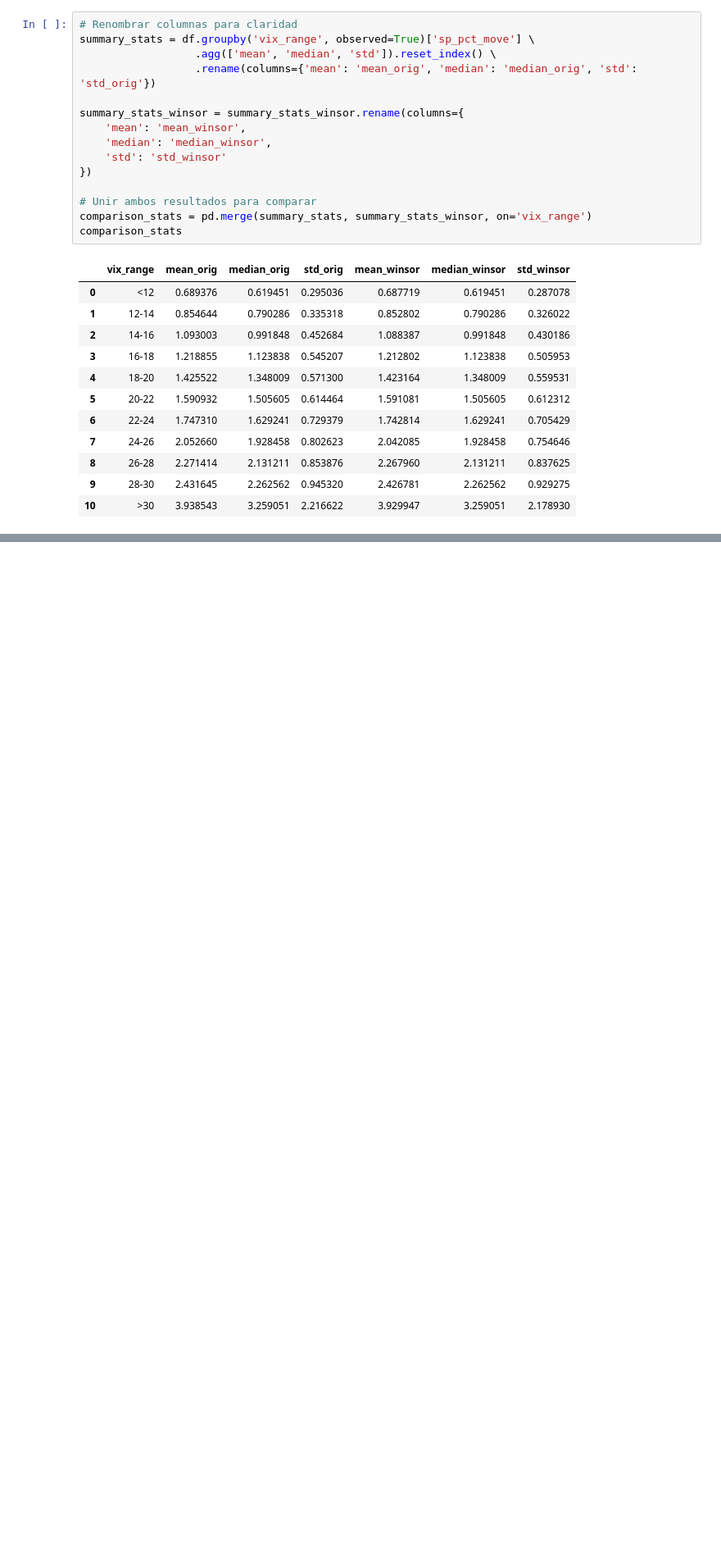
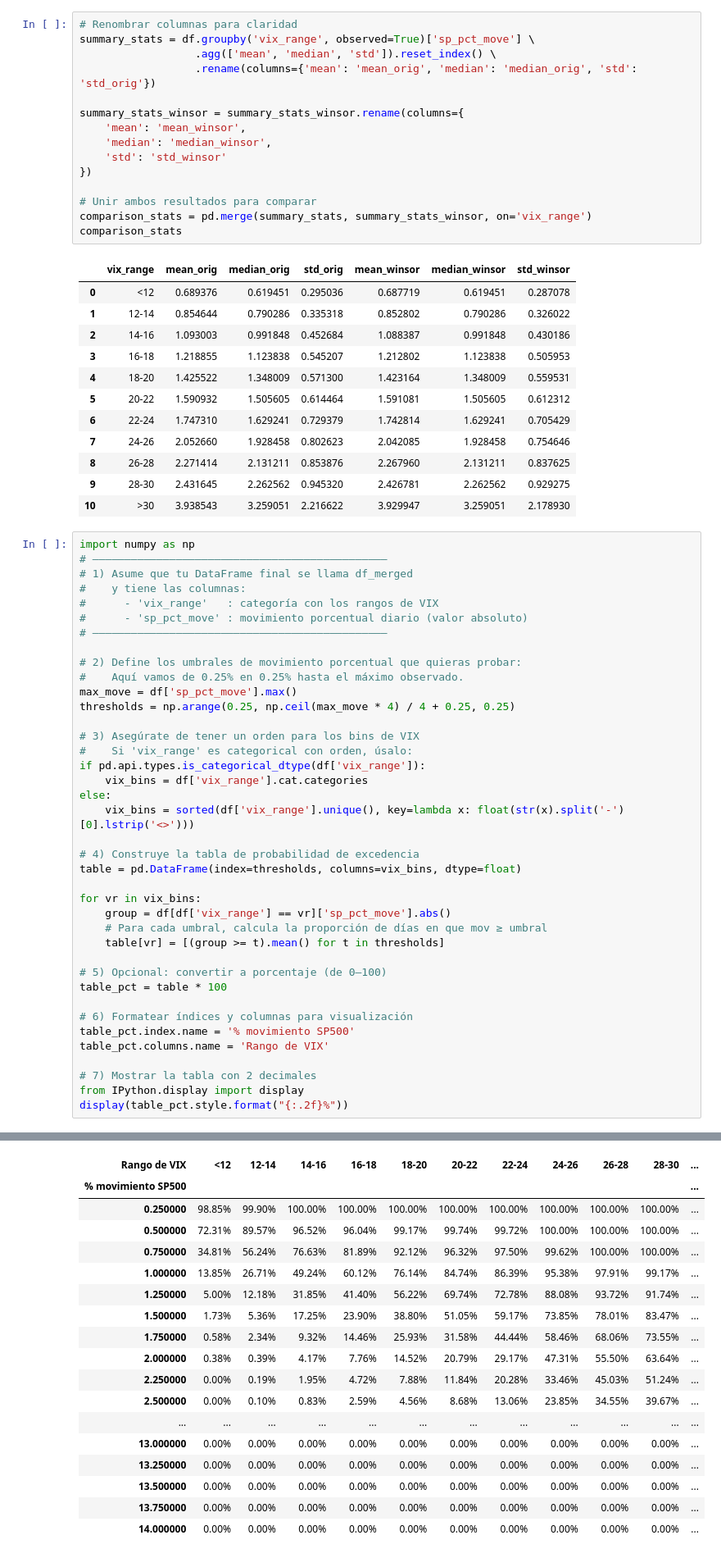
Before and after one commit to JuanTrader500/Trading_estadisticas, a Jupyter notebook: Relacion_ES_VIX.ipynb, the cells around one changed output, grey strips where cells are left out. Shown at 82% size. Drawn from its saved outputs; the diff is of its cells as text; blank space fills up the shorter version.

```diff
--- a/Relacion_ES_VIX.ipynb
+++ b/Relacion_ES_VIX.ipynb
@@ -390,3 +391,43 @@ comparison_stats
 | 8 | 26-28 | 2.271414 | 2.131211 | 0.853876 | 2.267960 | 2.131211 | 0.837625 |
 | 9 | 28-30 | 2.431645 | 2.262562 | 0.945320 | 2.426781 | 2.262562 | 0.929275 |
 | 10 | >30 | 3.938543 | 3.259051 | 2.216622 | 3.929947 | 3.259051 | 2.178930 |
+# %%
+import numpy as np
+# ——————————————————————————————————————————————
+# 1) Asume que tu DataFrame final se llama df_merged
+#    y tiene las columnas:
+#      - 'vix_range'   : categoría con los rangos de VIX
+#      - 'sp_pct_move' : movimiento porcentual diario (valor absoluto)
+# ——————————————————————————————————————————————
+
+# 2) Define los umbrales de movimiento porcentual que quieras probar:
+#    Aquí vamos de 0.25% en 0.25% hasta el máximo observado.
+max_move = df['sp_pct_move'].max()
+thresholds = np.arange(0.25, np.ceil(max_move * 4) / 4 + 0.25, 0.25)
+
+# 3) Asegúrate de tener un orden para los bins de VIX
+#    Si 'vix_range' es categorical con orden, úsalo:
+if pd.api.types.is_categorical_dtype(df['vix_range']):
+    vix_bins = df['vix_range'].cat.categories
+else:
+    vix_bins = sorted(df['vix_range'].unique(), key=lambda x: float(str(x).split('-')[0].lstrip('<>')))
+
+# 4) Construye la tabla de probabilidad de excedencia
+table = pd.DataFrame(index=thresholds, columns=vix_bins, dtype=float)
+
+for vr in vix_bins:
+    group = df[df['vix_range'] == vr]['sp_pct_move'].abs()
+    # Para cada umbral, calcula la proporción de días en que mov ≥ umbral
+    table[vr] = [(group >= t).mean() for t in thresholds]
+
+# 5) Opcional: convertir a porcentaje (de 0–100)
+table_pct = table * 100
+
+# 6) Formatear índices y columnas para visualización
+table_pct.index.name = '% movimiento SP500'
+table_pct.columns.name = 'Rango de VIX'
+
+# 7) Mostrar la tabla con 2 decimales
+from IPython.display import display
+display(table_pct.style.format("{:.2f}%"))
+# %% [output]
@@ -392,0 +435,18 @@ comparison_stats
+| Rango de VIX | <12 | 12-14 | 14-16 | 16-18 | 18-20 | 20-22 | 22-24 | 24-26 | 26-28 | 28-30 | ... |
+| % movimiento SP500 |  |  |  |  |  |  |  |  |  |  | ... |
+| 0.250000 | 98.85% | 99.90% | 100.00% | 100.00% | 100.00% | 100.00% | 100.00% | 100.00% | 100.00% | 100.00% | ... |
+| 0.500000 | 72.31% | 89.57% | 96.52% | 96.04% | 99.17% | 99.74% | 99.72% | 100.00% | 100.00% | 100.00% | ... |
+| 0.750000 | 34.81% | 56.24% | 76.63% | 81.89% | 92.12% | 96.32% | 97.50% | 99.62% | 100.00% | 100.00% | ... |
+| 1.000000 | 13.85% | 26.71% | 49.24% | 60.12% | 76.14% | 84.74% | 86.39% | 95.38% | 97.91% | 99.17% | ... |
+| 1.250000 | 5.00% | 12.18% | 31.85% | 41.40% | 56.22% | 69.74% | 72.78% | 88.08% | 93.72% | 91.74% | ... |
+| 1.500000 | 1.73% | 5.36% | 17.25% | 23.90% | 38.80% | 51.05% | 59.17% | 73.85% | 78.01% | 83.47% | ... |
+| 1.750000 | 0.58% | 2.34% | 9.32% | 14.46% | 25.93% | 31.58% | 44.44% | 58.46% | 68.06% | 73.55% | ... |
+| 2.000000 | 0.38% | 0.39% | 4.17% | 7.76% | 14.52% | 20.79% | 29.17% | 47.31% | 55.50% | 63.64% | ... |
+| 2.250000 | 0.00% | 0.19% | 1.95% | 4.72% | 7.88% | 11.84% | 20.28% | 33.46% | 45.03% | 51.24% | ... |
+| 2.500000 | 0.00% | 0.10% | 0.83% | 2.59% | 4.56% | 8.68% | 13.06% | 23.85% | 34.55% | 39.67% | ... |
+| ... | ... | ... | ... | ... | ... | ... | ... | ... | ... | ... | ... |
+| 13.000000 | 0.00% | 0.00% | 0.00% | 0.00% | 0.00% | 0.00% | 0.00% | 0.00% | 0.00% | 0.00% | ... |
+| 13.250000 | 0.00% | 0.00% | 0.00% | 0.00% | 0.00% | 0.00% | 0.00% | 0.00% | 0.00% | 0.00% | ... |
+| 13.500000 | 0.00% | 0.00% | 0.00% | 0.00% | 0.00% | 0.00% | 0.00% | 0.00% | 0.00% | 0.00% | ... |
+| 13.750000 | 0.00% | 0.00% | 0.00% | 0.00% | 0.00% | 0.00% | 0.00% | 0.00% | 0.00% | 0.00% | ... |
+| 14.000000 | 0.00% | 0.00% | 0.00% | 0.00% | 0.00% | 0.00% | 0.00% | 0.00% | 0.00% | 0.00% | ... |
```
Also changed, not shown: parts of 3 cells of this notebook.
